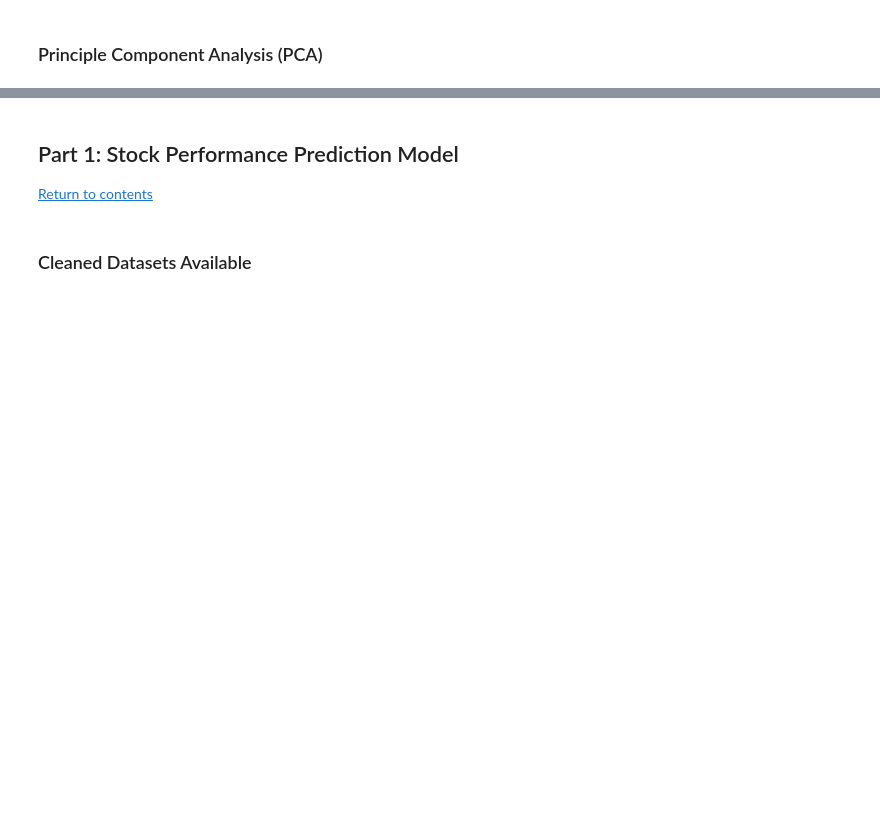
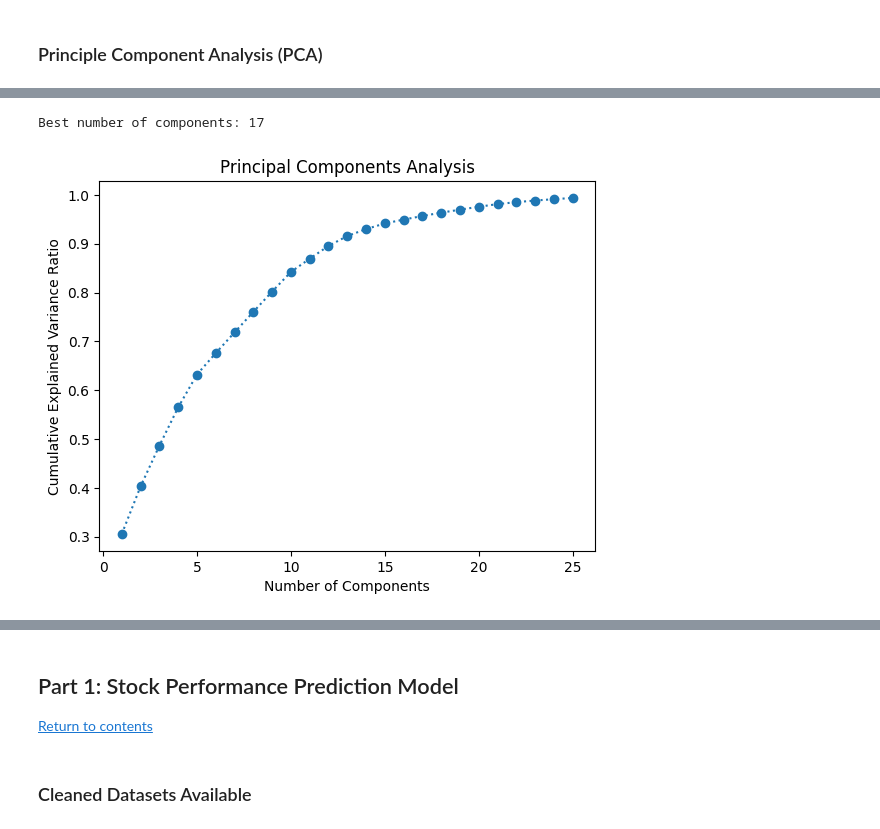
Before and after one commit to susannahsu/apcomp209a-final-project, a Jupyter notebook: try_out.ipynb, the cells around one changed output, grey strips where cells are left out. Saved outputs shown, nothing was run; the diff lists cells and outputs as text; code cells hidden in the pictures; blank space fills up the shorter version.

```diff
--- a/try_out.ipynb
+++ b/try_out.ipynb
@@ -1360,3 +1438,6 @@ n_comp_2014 = opt_pca_components(X_2014_train_final, n_to_plot, variance_thresho
 # %%
-n_comp_2015 = opt_pca_components(X_2015_train_final, n_to_plot, variance_threshold)
+n_comp_2015 = opt_pca_components(X_2015_train_encoded, n_to_plot, variance_threshold)
+# %% [output]
+Best number of components: 17
+[figure, added]
 # %%
```
Also changed, not shown: parts of 42 cells of this notebook.
